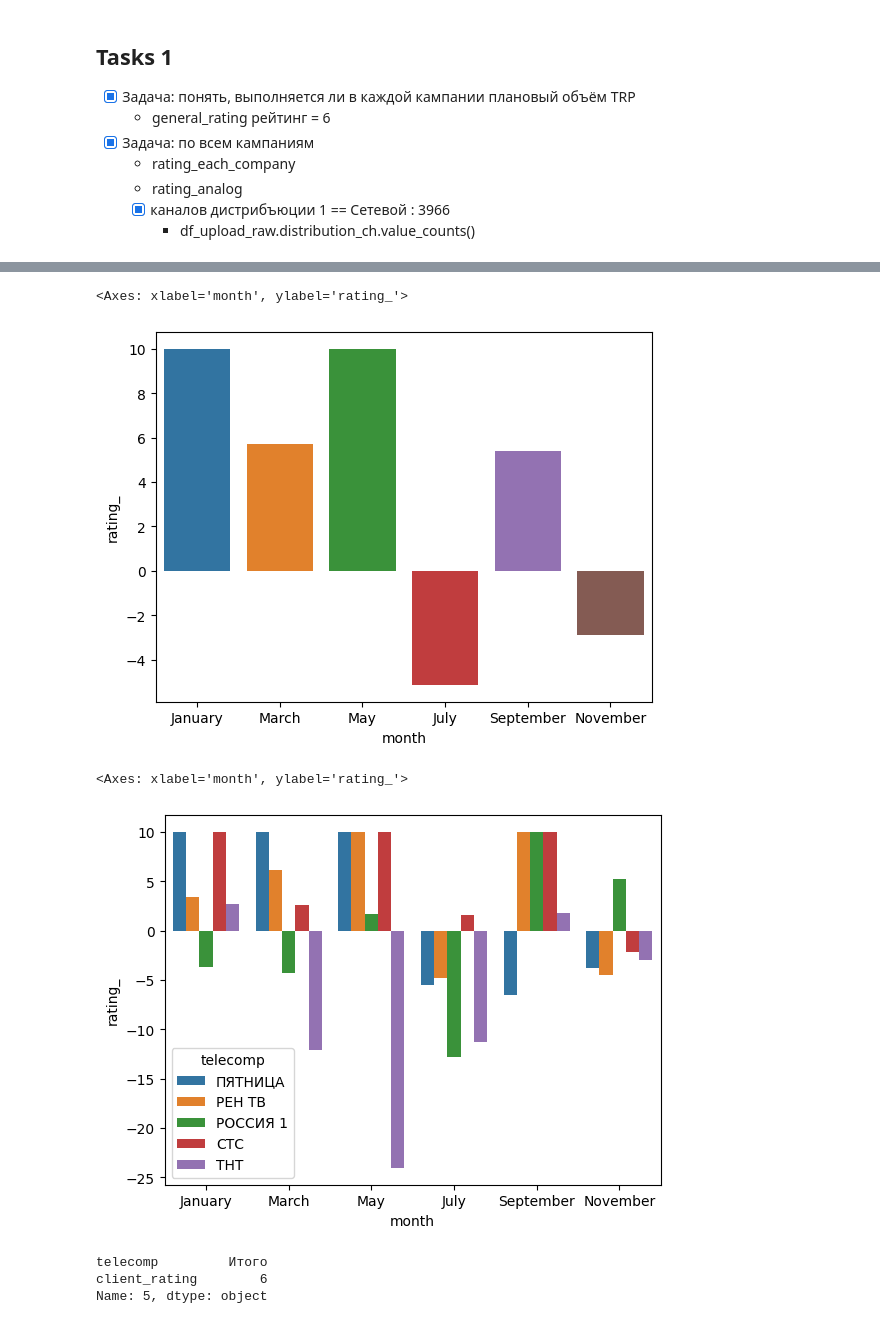
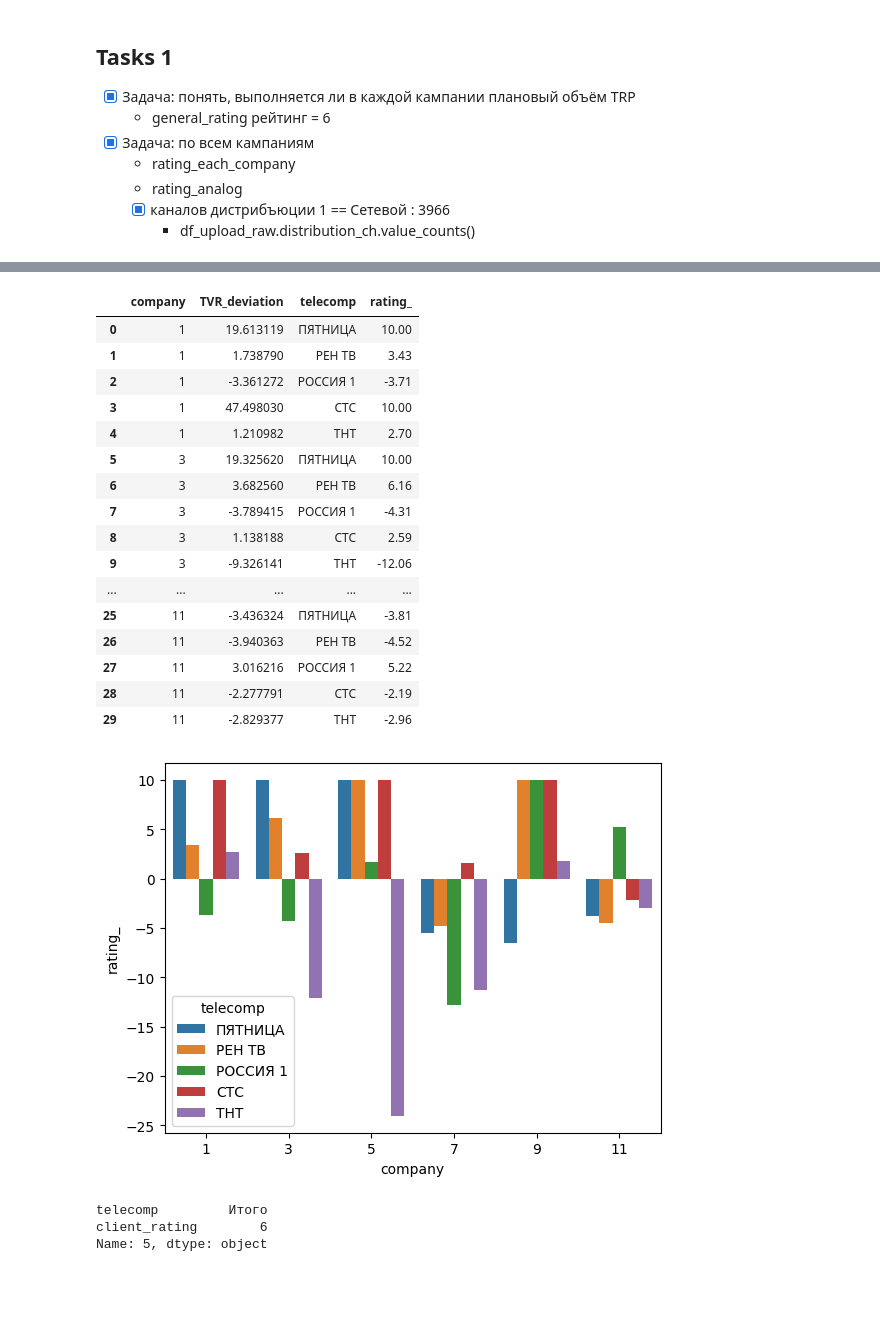
Before and after one commit to Nick2201/TRP_rate_system, a Jupyter notebook: TRP_rate_system/src/data_show.ipynb, the cells around one changed output, grey strips where cells are left out. Cells and saved outputs as stored; diff of their text form; code cells hidden in the pictures; blank space fills up the shorter version.

```diff
--- a/TRP_rate_system/src/data_show.ipynb
+++ b/TRP_rate_system/src/data_show.ipynb
@@ -170,18 +145,32 @@ by_month.sort_values(by='rating_',ascending=False)
-# %%
-sns.barplot(data=by_month,x='month',y='rating_')
-# %% [output]
-<Axes: xlabel='month', ylabel='rating_'>
-[figure, removed]
 # %%
-import calendar
-by_month= make_compare_df(group_by_value=["month",'telecomp'])[['telecomp','month',"TVR_deviation"]]
-by_month['rating_'] = by_month['TVR_deviation'].apply(calculate_rating)
-by_month['month'] = by_month['month'].map(lambda x: calendar.month_name[x])
-# by_month.sort_values(by='rating_',ascending=False)
-sns.barplot(data=by_month,x='month',y='rating_',hue="telecomp")
+
+by_company= make_compare_df(group_by_value=["month",'telecomp',])[['month',"TVR_deviation",'telecomp',]]
+by_company['rating_'] = by_company['TVR_deviation'].apply(calculate_rating)
+
+by_company = by_company.rename(columns={"month":"company"})
+by_company.sort_values(by='company',ascending=True)
+by_company
+sns.barplot(data=by_company,x='company',y='rating_',hue="telecomp")
+by_company
 # %% [output]
-<Axes: xlabel='month', ylabel='rating_'>
+|  | company | TVR_deviation | telecomp | rating_ |
+| 0 | 1 | 19.613119 | ПЯТНИЦА | 10.00 |
+| 1 | 1 | 1.738790 | РЕН ТВ | 3.43 |
+| 2 | 1 | -3.361272 | РОССИЯ 1 | -3.71 |
+| 3 | 1 | 47.498030 | СТС | 10.00 |
+| 4 | 1 | 1.210982 | ТНТ | 2.70 |
+| 5 | 3 | 19.325620 | ПЯТНИЦА | 10.00 |
+| 6 | 3 | 3.682560 | РЕН ТВ | 6.16 |
+| 7 | 3 | -3.789415 | РОССИЯ 1 | -4.31 |
+| 8 | 3 | 1.138188 | СТС | 2.59 |
+| 9 | 3 | -9.326141 | ТНТ | -12.06 |
+| ... | ... | ... | ... | ... |
+| 25 | 11 | -3.436324 | ПЯТНИЦА | -3.81 |
+| 26 | 11 | -3.940363 | РЕН ТВ | -4.52 |
+| 27 | 11 | 3.016216 | РОССИЯ 1 | 5.22 |
+| 28 | 11 | -2.277791 | СТС | -2.19 |
+| 29 | 11 | -2.829377 | ТНТ | -2.96 |
-[figure, old version]
+[figure, new version]
 # %%
 
 totals = df_compare.sum(numeric_only=True)
```
Also changed, not shown: parts of 5 cells of this notebook.
